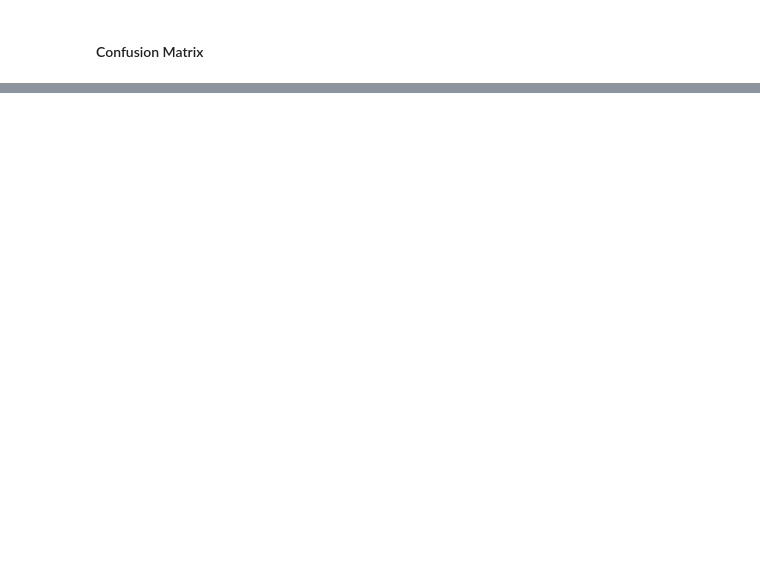
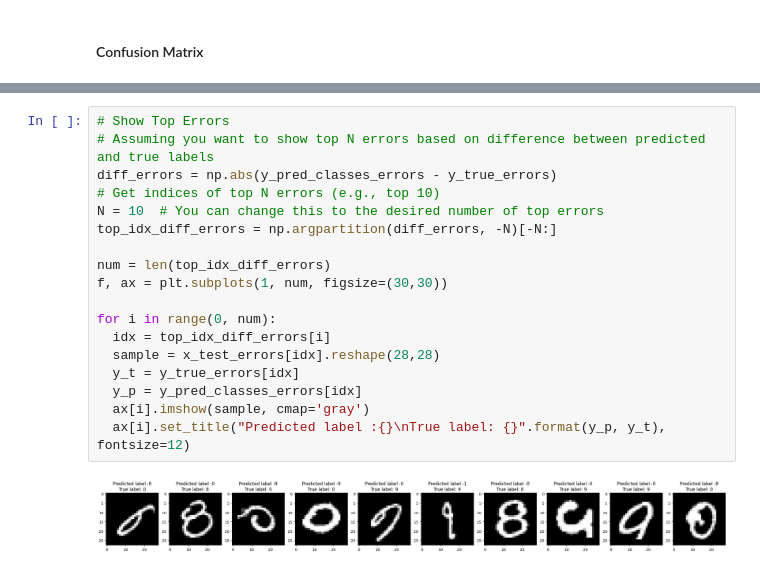
Before and after one commit to okeefey/AutoMusicGen, a Jupyter notebook: MNIST_Digits_classification.ipynb, the cells around one changed output, grey strips where cells are left out. Cells and saved outputs as stored; diff of their text form; blank space fills up the shorter version.

```diff
--- a/MNIST_Digits_classification.ipynb
+++ b/MNIST_Digits_classification.ipynb
@@ -189,0 +203,20 @@ NameError: name 'y_true' is not defined
+# %%
+# Show Top Errors
+# Assuming you want to show top N errors based on difference between predicted and true labels
+diff_errors = np.abs(y_pred_classes_errors - y_true_errors)
+# Get indices of top N errors (e.g., top 10)
+N = 10  # You can change this to the desired number of top errors
+top_idx_diff_errors = np.argpartition(diff_errors, -N)[-N:]
+
+num = len(top_idx_diff_errors)
+f, ax = plt.subplots(1, num, figsize=(30,30))
+
+for i in range(0, num):
+  idx = top_idx_diff_errors[i]
+  sample = x_test_errors[idx].reshape(28,28)
+  y_t = y_true_errors[idx]
+  y_p = y_pred_classes_errors[idx]
+  ax[i].imshow(sample, cmap='gray')
+  ax[i].set_title("Predicted label :{}\nTrue label: {}".format(y_p, y_t), fontsize=12)
+# %% [output]
+[figure, added]
```
Also changed, not shown: parts of 5 cells of this notebook.
